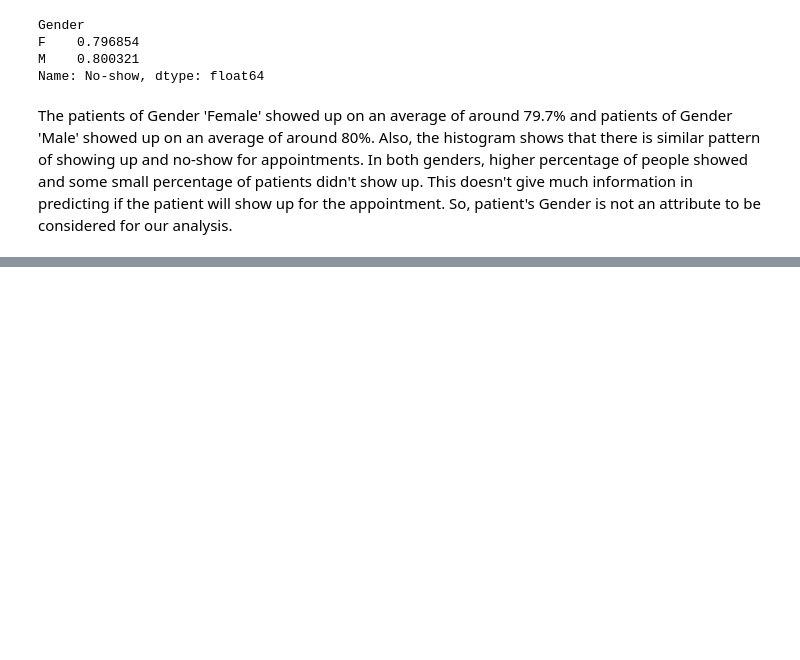
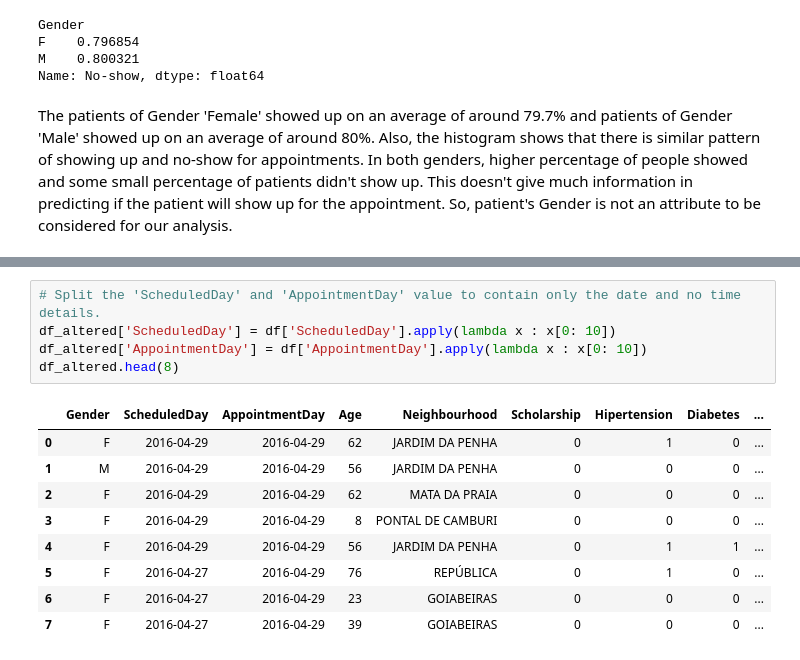
Before and after one commit to Kirthi-Raman/Appointment_NoShow, a Jupyter notebook: NoShow_Appointment.ipynb, the cells around one changed output, grey strips where cells are left out. Cells and saved outputs as stored; diff of their text form; blank space fills up the shorter version.

Commit message:
Updated EDA about the appointment days

```diff
--- a/NoShow_Appointment.ipynb
+++ b/NoShow_Appointment.ipynb
@@ -262,0 +268,15 @@ The patients of Gender 'Female' showed up on an average of around 79.7% and pati
+# %%
+# Split the 'ScheduledDay' and 'AppointmentDay' value to contain only the date and no time details.
+df_altered['ScheduledDay'] = df['ScheduledDay'].apply(lambda x : x[0: 10])
+df_altered['AppointmentDay'] = df['AppointmentDay'].apply(lambda x : x[0: 10])
+df_altered.head(8)
+# %% [output]
+|  | Gender | ScheduledDay | AppointmentDay | Age | Neighbourhood | Scholarship | Hipertension | Diabetes | ... |
+| 0 | F | 2016-04-29 | 2016-04-29 | 62 | JARDIM DA PENHA | 0 | 1 | 0 | ... |
+| 1 | M | 2016-04-29 | 2016-04-29 | 56 | JARDIM DA PENHA | 0 | 0 | 0 | ... |
+| 2 | F | 2016-04-29 | 2016-04-29 | 62 | MATA DA PRAIA | 0 | 0 | 0 | ... |
+| 3 | F | 2016-04-29 | 2016-04-29 | 8 | PONTAL DE CAMBURI | 0 | 0 | 0 | ... |
+| 4 | F | 2016-04-29 | 2016-04-29 | 56 | JARDIM DA PENHA | 0 | 1 | 1 | ... |
+| 5 | F | 2016-04-27 | 2016-04-29 | 76 | REPÚBLICA | 0 | 1 | 0 | ... |
+| 6 | F | 2016-04-27 | 2016-04-29 | 23 | GOIABEIRAS | 0 | 0 | 0 | ... |
+| 7 | F | 2016-04-27 | 2016-04-29 | 39 | GOIABEIRAS | 0 | 0 | 0 | ... |
```
Also changed, not shown: parts of 8 cells of this notebook.
